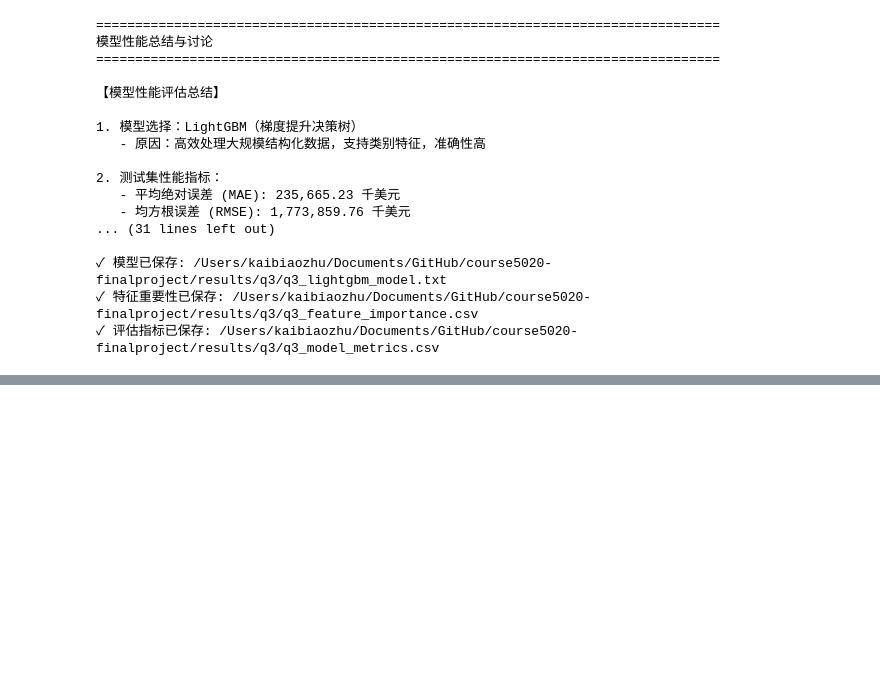
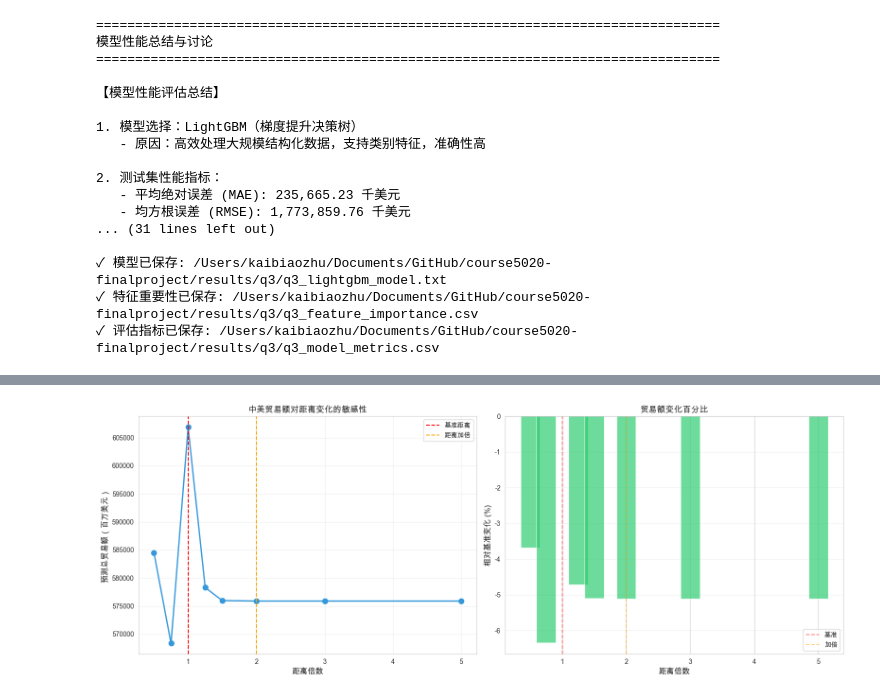
Before and after one commit to George-hardworking/course5020-finalproject, a Jupyter notebook: scripts/q3.ipynb, the cells around one changed output, grey strips where cells are left out. Drawn from its saved outputs; the diff is of its cells as text; code cells hidden in the pictures; blank space fills up the shorter version.

```diff
--- a/scripts/q3.ipynb
+++ b/scripts/q3.ipynb
@@ -1295,0 +1911,97 @@ print(f"✓ 评估指标已保存: {metrics_file}")
+# %%
+print("=" * 80)
+print("敏感性分析：不同距离倍数下的贸易流量变化")
+print("=" * 80)
+
+if china_code and usa_code and len(cn_us_data) > 0:
+    # 测试不同的距离倍数
+    distance_multipliers = [0.5, 0.75, 1.0, 1.25, 1.5, 2.0, 3.0, 5.0]
+
+    sensitivity_results = []
+
+    for multiplier in distance_multipliers:
+        # 创建新的特征数据
+        X_sensitivity = X_cn_us_baseline.copy()
+        X_sensitivity['distance'] = X_sensitivity['distance'] * multiplier
+        X_sensitivity['log_distance'] = np.log1p(X_sensitivity['distance'])
+
+        # 预测
+        y_pred = model_with_dist.predict(X_sensitivity, num_iteration=model_with_dist.best_iteration)
+        total_pred = y_pred.sum()
+
+        sensitivity_results.append({
+            '距离倍数': multiplier,
+            '预测总贸易额': total_pred,
+            '相对基准变化%': ((total_pred - total_baseline) / total_baseline) * 100
+        })
+
+    sensitivity_df = pd.DataFrame(sensitivity_results)
+
+    print("\n敏感性分析结果:")
+    print(sensitivity_df.to_string(index=False))
+
+    # 可视化敏感性曲线
+    fig, axes = plt.subplots(1, 2, figsize=(16, 6))
+
+    # 1. 贸易额 vs 距离倍数
+    ax1 = axes[0]
+    ax1.plot(sensitivity_df['距离倍数'], sensitivity_df['预测总贸易额'] / 1000,
+             marker='o', linewidth=2, markersize=8, color='#3498db')
+    ax1.axvline(x=1.0, color='red', linestyle='--', linewidth=1.5, label='基准距离')
+    ax1.axvline(x=2.0, color='orange', linestyle='--', linewidth=1.5, label='距离加倍')
+    ax1.set_xlabel('距离倍数', fontsize=12)
+    ax1.set_ylabel('预测总贸易额（百万美元）', fontsize=12)
+    ax1.set_title('中美贸易额对距离变化的敏感性', fontsize=13, fontweight='bold')
+    ax1.legend()
+    ax1.grid(True, alpha=0.3)
+
+    # 2. 变化百分比 vs 距离倍数
+    ax2 = axes[1]
+    colors = ['#2ecc71' if x < 0 else '#e74c3c' for x in sensitivity_df['相对基准变化%']]
+    ax2.bar(sensitivity_df['距离倍数'], sensitivity_df['相对基准变化%'],
+            color=colors, alpha=0.7, width=0.3)
+    ax2.axhline(y=0, color='black', linestyle='-', linewidth=0.8)
+    ax2.axvline(x=1.0, color='red', linestyle='--', linewidth=1.5, alpha=0.5, label='基准')
+    ax2.axvline(x=2.0, color='orange', linestyle='--', linewidth=1.5, alpha=0.5, label='加倍')
+    ax2.set_xlabel('距离倍数', fontsize=12)
+    ax2.set_ylabel('相对基准变化 (%)', fontsize=12)
+    ax2.set_title('贸易额变化百分比', fontsize=13, fontweight='bold')
+    ax2.legend()
+    ax2.grid(axis='y', alpha=0.3)
+
+    plt.tight_layout()
+    plt.show()
+
+    # 计算距离弹性
+    print("\n" + "=" * 80)
+    print("距离弹性分析")
+    print("=" * 80)
+
+    # 使用1.0和2.0倍数计算弹性
+    baseline_trade = sensitivity_df[sensitivity_df['距离倍数'] == 1.0]['预测总贸易额'].values[0]
+    double_trade = sensitivity_df[sensitivity_df['距离倍数'] == 2.0]['预测总贸易额'].values[0]
+
+    pct_trade_change = (double_trade - baseline_trade) / baseline_trade
+    pct_distance_change = 1.0  # 距离增加100%
+
+    elasticity = pct_trade_change / pct_distance_change
+
+    print(f"\n中美双边贸易的距离弹性:")
+    print(f"  当距离增加 100% 时")
+    print(f"  贸易额变化: {pct_trade_change*100:.2f}%")
+    print(f"  距离弹性: {elasticity:.4f}")
+    print(f"\n解读:")
+    print(f"  距离弹性为 {elasticity:.4f}，表示距离每增加1%，")
+    print(f"  双边贸易额将{'减少' if elasticity < 0 else '增加'} {abs(elasticity):.4f}%")
+
+    if abs(elasticity) > 1:
+        print(f"  |弹性| > 1：贸易对距离变化高度敏感（弹性需求）")
+    elif abs(elasticity) > 0.5:
+        print(f"  0.5 < |弹性| < 1：贸易对距离变化较敏感")
+    else:
+        print(f"  |弹性| < 0.5：贸易对距离变化不敏感（刚性需求）")
+
+    print("\n✓ 敏感性分析完成")
+else:
+    print("\n无法进行敏感性分析：未找到中美贸易数据")
+# %% [output]
@@ -1295,0 +2022 @@ print(f"✓ 评估指标已保存: {metrics_file}")
+[figure, added]
```
Also changed, not shown: parts of 22 cells of this notebook.
